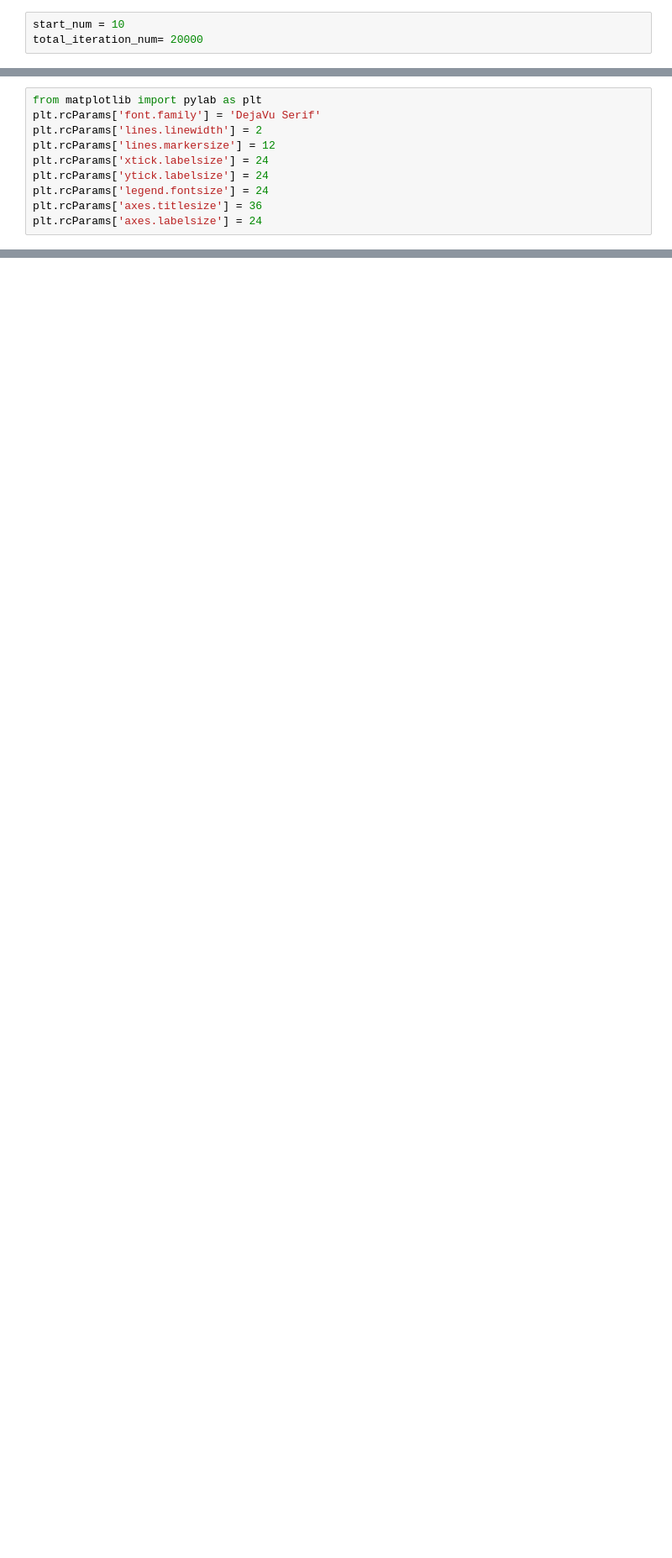
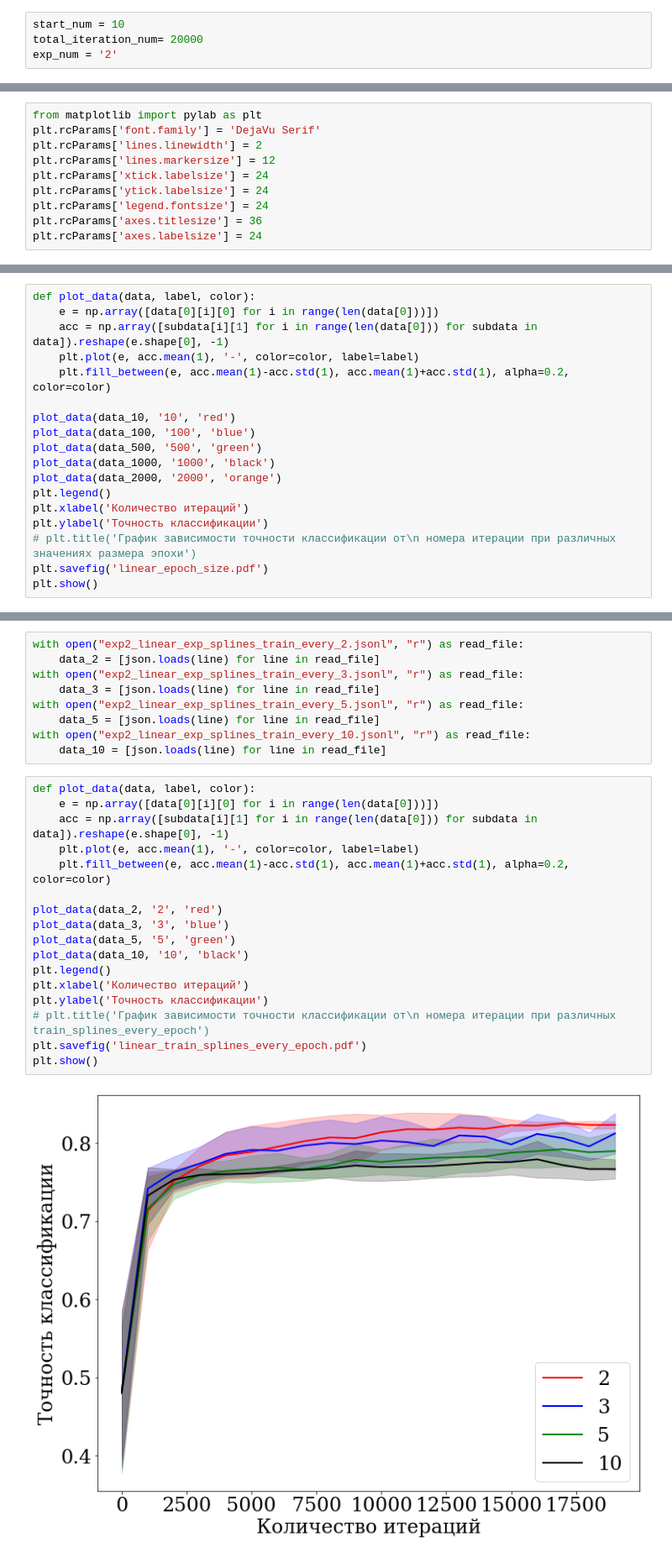
Before and after one commit to Intelligent-Systems-Phystech/MetaOptDistillation, a Jupyter notebook: notebooks/simple_exp_splines.ipynb, the cells around one changed output, grey strips where cells are left out. Shown at 84% size. Drawn from its saved outputs; the diff is of its cells as text; blank space fills up the shorter version.

Commit message:
Update experiment with splines

```diff
--- a/notebooks/simple_exp_splines.ipynb
+++ b/notebooks/simple_exp_splines.ipynb
@@ -18,6 +18,7 @@ plt.rcParams['font.size']= 20
 # %%
 start_num = 10
 total_iteration_num= 20000
+exp_num = '2'
 # %%
 np.random.seed(42)
 teacher_train_size, student_train_size, student_validation_size, test_size = 200, 15, 15, 200
@@ -552,0 +689,18 @@ plt.show()
+# %%
+def plot_data(data, label, color):
+    e = np.array([data[0][i][0] for i in range(len(data[0]))])
+    acc = np.array([subdata[i][1] for i in range(len(data[0])) for subdata in data]).reshape(e.shape[0], -1)
+    plt.plot(e, acc.mean(1), '-', color=color, label=label)
+    plt.fill_between(e, acc.mean(1)-acc.std(1), acc.mean(1)+acc.std(1), alpha=0.2, color=color)
+
+plot_data(data_10, '10', 'red')
+plot_data(data_100, '100', 'blue')
+plot_data(data_500, '500', 'green')
+plot_data(data_1000, '1000', 'black')
+plot_data(data_2000, '2000', 'orange')
+plt.legend()
+plt.xlabel('Количество итераций')
+plt.ylabel('Точность классификации')
+# plt.title('График зависимости точности классификации от\n номера итерации при различных значениях размера эпохи')
+plt.savefig('linear_epoch_size.pdf')
+plt.show()
@@ -552,0 +709,28 @@ plt.show()
+# %%
+with open("exp2_linear_exp_splines_train_every_2.jsonl", "r") as read_file:
+    data_2 = [json.loads(line) for line in read_file]
+with open("exp2_linear_exp_splines_train_every_3.jsonl", "r") as read_file:
+    data_3 = [json.loads(line) for line in read_file]
+with open("exp2_linear_exp_splines_train_every_5.jsonl", "r") as read_file:
+    data_5 = [json.loads(line) for line in read_file]
+with open("exp2_linear_exp_splines_train_every_10.jsonl", "r") as read_file:
+    data_10 = [json.loads(line) for line in read_file]
+# %%
+def plot_data(data, label, color):
+    e = np.array([data[0][i][0] for i in range(len(data[0]))])
+    acc = np.array([subdata[i][1] for i in range(len(data[0])) for subdata in data]).reshape(e.shape[0], -1)
+    plt.plot(e, acc.mean(1), '-', color=color, label=label)
+    plt.fill_between(e, acc.mean(1)-acc.std(1), acc.mean(1)+acc.std(1), alpha=0.2, color=color)
+
+plot_data(data_2, '2', 'red')
+plot_data(data_3, '3', 'blue')
+plot_data(data_5, '5', 'green')
+plot_data(data_10, '10', 'black')
+plt.legend()
+plt.xlabel('Количество итераций')
+plt.ylabel('Точность классификации')
+# plt.title('График зависимости точности классификации от\n номера итерации при различных train_splines_every_epoch')
+plt.savefig('linear_train_splines_every_epoch.pdf')
+plt.show()
+# %% [output]
+[figure, added]
```
Also changed, not shown: parts of 18 cells of this notebook, 11 other files.
